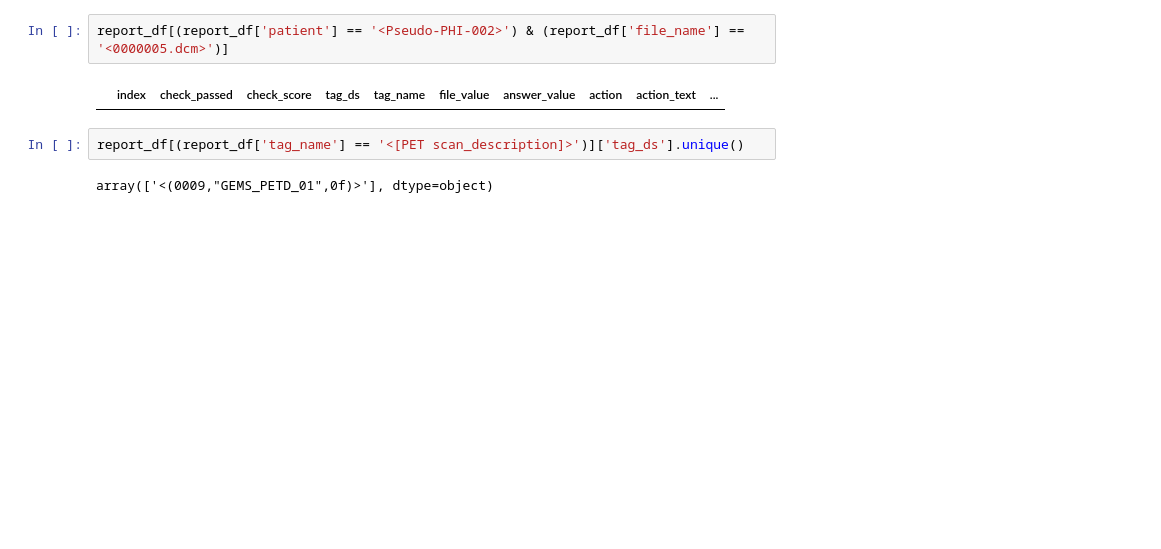
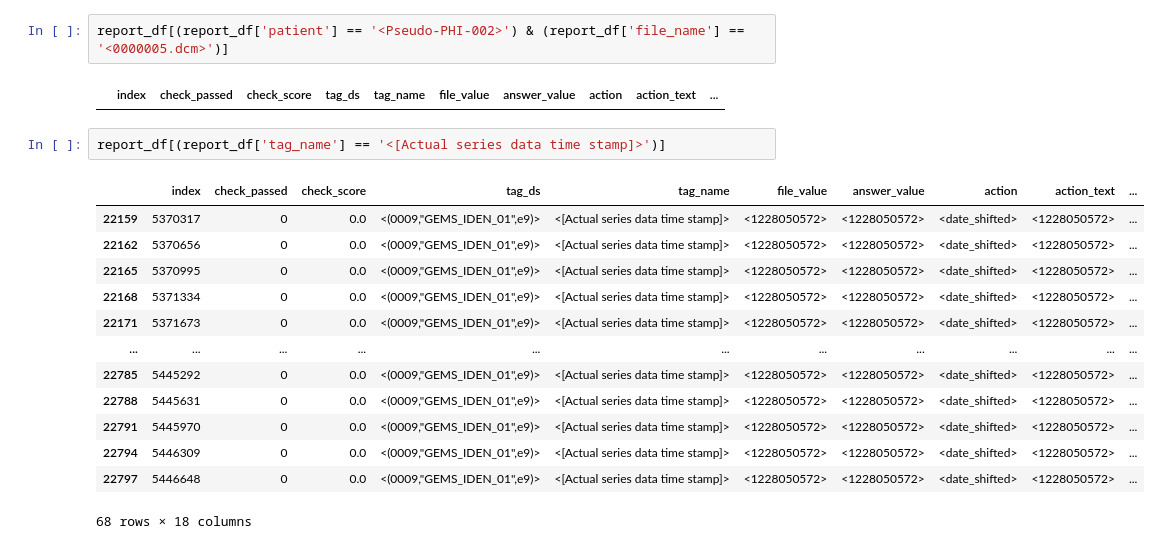
Before and after one commit to MIC-DKFZ/miccai2024_midi-b-submission, a Jupyter notebook: notebooks/exp_decprenacy_report.ipynb, the cells around one changed output. Saved outputs shown, nothing was run; the diff lists cells and outputs as text; blank space fills up the shorter version.

```diff
--- a/notebooks/exp_decprenacy_report.ipynb
+++ b/notebooks/exp_decprenacy_report.ipynb
@@ -61,6 +62,18 @@ report_df[(report_df['patient'] == '<Pseudo-PHI-002>') & (report_df['file_name']
 # %% [output]
 |  | index | check_passed | check_score | tag_ds | tag_name | file_value | answer_value | action | action_text | ... |
 # %%
-report_df[(report_df['tag_name'] == '<[PET scan_description]>')]['tag_ds'].unique()
+report_df[(report_df['tag_name'] == '<[Actual series data time stamp]>')]
 # %% [output]
+|  | index | check_passed | check_score | tag_ds | tag_name | file_value | answer_value | action | action_text | ... |
+| 22159 | 5370317 | 0 | 0.0 | <(0009,"GEMS_IDEN_01",e9)> | <[Actual series data time stamp]> | <1228050572> | <1228050572> | <date_shifted> | <1228050572> | ... |
+| 22162 | 5370656 | 0 | 0.0 | <(0009,"GEMS_IDEN_01",e9)> | <[Actual series data time stamp]> | <1228050572> | <1228050572> | <date_shifted> | <1228050572> | ... |
+| 22165 | 5370995 | 0 | 0.0 | <(0009,"GEMS_IDEN_01",e9)> | <[Actual series data time stamp]> | <1228050572> | <1228050572> | <date_shifted> | <1228050572> | ... |
+| 22168 | 5371334 | 0 | 0.0 | <(0009,"GEMS_IDEN_01",e9)> | <[Actual series data time stamp]> | <1228050572> | <1228050572> | <date_shifted> | <1228050572> | ... |
+| 22171 | 5371673 | 0 | 0.0 | <(0009,"GEMS_IDEN_01",e9)> | <[Actual series data time stamp]> | <1228050572> | <1228050572> | <date_shifted> | <1228050572> | ... |
+| ... | ... | ... | ... | ... | ... | ... | ... | ... | ... | ... |
+| 22785 | 5445292 | 0 | 0.0 | <(0009,"GEMS_IDEN_01",e9)> | <[Actual series data time stamp]> | <1228050572> | <1228050572> | <date_shifted> | <1228050572> | ... |
+| 22788 | 5445631 | 0 | 0.0 | <(0009,"GEMS_IDEN_01",e9)> | <[Actual series data time stamp]> | <1228050572> | <1228050572> | <date_shifted> | <1228050572> | ... |
+| 22791 | 5445970 | 0 | 0.0 | <(0009,"GEMS_IDEN_01",e9)> | <[Actual series data time stamp]> | <1228050572> | <1228050572> | <date_shifted> | <1228050572> | ... |
+| 22794 | 5446309 | 0 | 0.0 | <(0009,"GEMS_IDEN_01",e9)> | <[Actual series data time stamp]> | <1228050572> | <1228050572> | <date_shifted> | <1228050572> | ... |
+| 22797 | 5446648 | 0 | 0.0 | <(0009,"GEMS_IDEN_01",e9)> | <[Actual series data time stamp]> | <1228050572> | <1228050572> | <date_shifted> | <1228050572> | ... |
-array(['<(0009,"GEMS_PETD_01",0f)>'], dtype=object)
+68 rows × 18 columns
```
Also changed, not shown: parts of 4 cells of this notebook, 7 other files.
